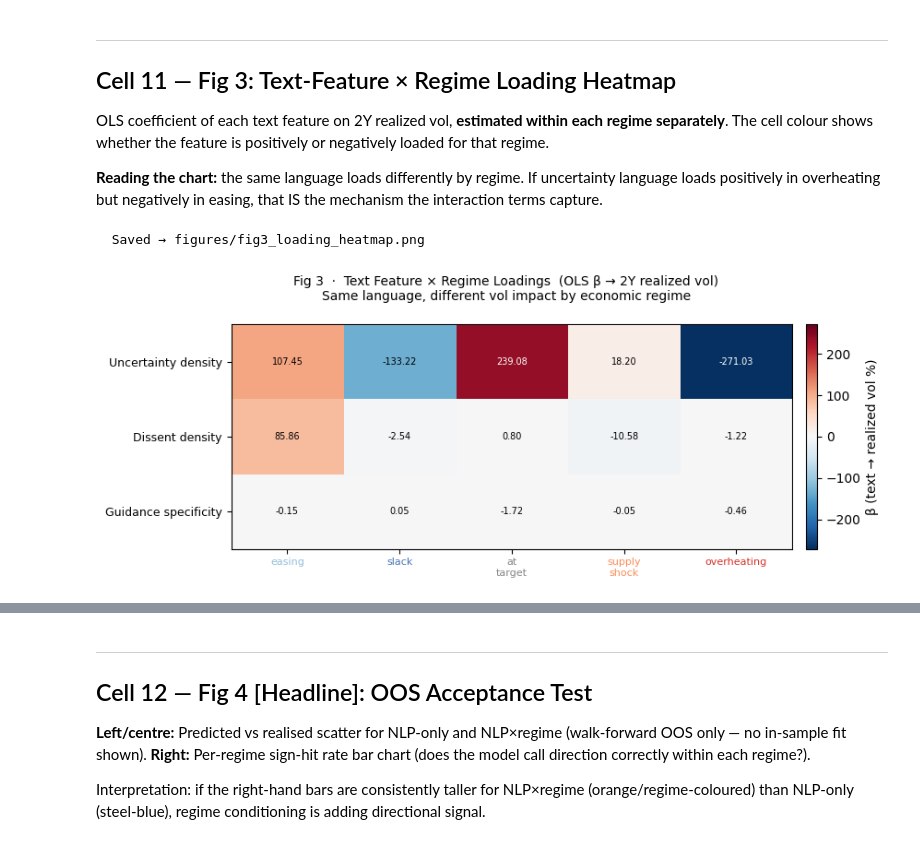
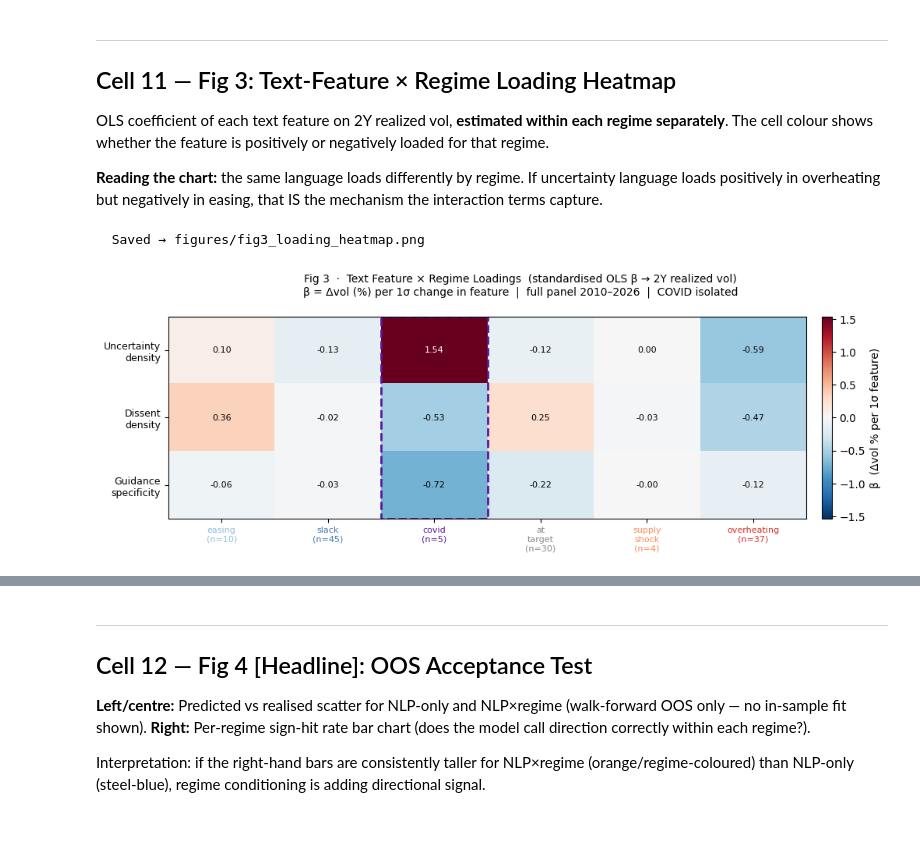
Before and after one commit to ZinuoS/fomc-vol-study, a Jupyter notebook: notebooks/layer1_nlp/fomc_nlp_regime_model.ipynb, the cells around one changed output, grey strips where cells are left out. Drawn from its saved outputs; the diff is of its cells as text; code cells hidden in the pictures.

```diff
--- a/notebooks/layer1_nlp/fomc_nlp_regime_model.ipynb
+++ b/notebooks/layer1_nlp/fomc_nlp_regime_model.ipynb
@@ -684,8 +731,9 @@ def build_model_panel(meeting_scores: pd.DataFrame,
                       regime_df: pd.DataFrame) -> pd.DataFrame:
     scores = meeting_scores.copy()
     scores["meeting_date"] = pd.to_datetime(scores["meeting_date"])
-    reg    = regime_df[["meeting_date","u_gap","inflation_gap",
-                         "policy_dir","regime_label"]].copy()
+    _extra = ["is_covid"] if "is_covid" in regime_df.columns else []
+    _cols  = ["meeting_date","u_gap","inflation_gap","policy_dir","regime_label"] + _extra
+    reg    = regime_df[_cols].copy()
     reg["meeting_date"] = pd.to_datetime(reg["meeting_date"])
 
     panel = scores.merge(reg, on="meeting_date", how="inner")
@@ -733,6 +781,14 @@ def build_model_panel(meeting_scores: pd.DataFrame,
             panel[f"{col}_ewma3"] = panel[col].ewm(span=3, adjust=False).mean().shift(1)
 
     panel = panel.sort_values("meeting_date").reset_index(drop=True)
+
+    # Infer chair from meeting date (historical tenure boundaries)
+    def _infer_chair(dt):
+        if dt < pd.Timestamp("2014-02-03"): return "Bernanke"
+        if dt < pd.Timestamp("2018-02-05"): return "Yellen"
+        if dt < pd.Timestamp("2025-01-20"): return "Powell"
+        return "Warsh"
+    panel["chair"] = panel["meeting_date"].map(_infer_chair)
     print(f"\nModel panel: {panel.shape}")
     print(f"  Date range: {panel['meeting_date'].min().date()} "
           f"– {panel['meeting_date'].max().date()}")
@@ -1229,62 +1352,97 @@ If uncertainty language loads positively in overheating but negatively
 in easing, that IS the mechanism the interaction terms capture.
 # %%
 def fig3_heatmap() -> pd.DataFrame:
+    """
+    OLS β (standardised: Δvol per 1σ feature change) for each text feature
+    within each regime, estimated on the full model_panel.
+
+    Standardising betas makes regimes with very small feature variance (easing
+    has σ_uncertainty ≈ 0.001) comparable to high-variance regimes — the raw
+    coefficient magnitudes were 100× larger for easing simply because σ_x was tiny.
+
+    Reads: include COVID regime in heatmap rows.
+    """
     target = "rv_gk_2Y"
     feat_labels = {
-        "uncertainty_density":  "Uncertainty density",
-        "disagree_density":     "Dissent density",
-        "guidance_specificity": "Guidance specificity",
+        "uncertainty_density":  "Uncertainty\ndensity",
+        "disagree_density":     "Dissent\ndensity",
+        "guidance_specificity": "Guidance\nspecificity",
     }
+    regimes_show = REGIME_ORDER   # includes "covid"
+
     loadings = {}
-    for lab in REGIME_ORDER:
+    for lab in regimes_show:
         sub = model_panel[model_panel["regime_label"] == lab].dropna(subset=[target])
         betas = {}
         for feat in feat_labels:
-            if feat not in sub.columns or sub[feat].std() < 1e-8 or len(sub) < 4:
-                betas[feat] = np.nan
-                continue
-            x    = sub[feat].fillna(0).values.reshape(-1, 1)
-            y    = sub[target].values
-            betas[feat] = float(LinearRegression().fit(x, y).coef_[0])
+            if feat not in sub.columns or len(sub) < 3:
+                betas[feat] = np.nan; continue
+            x = sub[feat].fillna(0).values
+            y = sub[target].values
+            if x.std() < 1e-8:
+                betas[feat] = np.nan; continue
+            # Standardise X: β_std = β_raw × σ_x  (Δvol per 1σ change in feature)
+            x_std = (x - x.mean()) / x.std()
+            betas[feat] = float(np.polyfit(x_std, y, 1)[0])
         loadings[lab] = betas
 
     load_df = pd.DataFrame(loadings).reindex(
-        index=list(feat_labels.keys()), columns=REGIME_ORDER)
+        index=list(feat_labels.keys()), columns=regimes_show)
     load_df.index = list(feat_labels.values())
     load_df.to_csv(FIG_DIR / "fig3_loading_matrix.csv")
 
-    fig, ax = plt.subplots(figsize=(9, 3.5))
+    # Regime sample sizes for annotation
+    n_per_regime = {lab: len(model_panel[model_panel["regime_label"]==lab].dropna(subset=[target]))
+                    for lab in regimes_show}
+
+    fig, ax = plt.subplots(figsize=(11, 3.8))
     fig.suptitle(
-        "Fig 3  ·  Text Feature × Regime Loadings  (OLS β → 2Y realized vol)\n"
-        "Same language, different vol impact by economic regime",
+        "Fig 3  ·  Text Feature × Regime Loadings  (standardised OLS β → 2Y realized vol)\n"
+        "β = Δvol (%) per 1σ change in feature  |  full panel 2010–2026  |  COVID isolated",
         fontsize=10)
 
     mat  = load_df.values.astype(float)
     vmax = max(np.nanmax(np.abs(mat)), 0.01)
     im   = ax.imshow(mat, cmap="RdBu_r", aspect="auto", vmin=-vmax, vmax=vmax)
-    plt.colorbar(im, ax=ax, label="β (text → realized vol %)", pad=0.02)
+    plt.colorbar(im, ax=ax, label="β  (Δvol % per 1σ feature)", pad=0.02)
 
-    ax.set_xticks(range(len(REGIME_ORDER)))
-    ax.set_xticklabels([l.replace("_","\n") for l in REGIME_ORDER], fontsize=8)
+    ax.set_xticks(range(len(regimes_show)))
+    ax.set_xticklabels(
+        [f"{l.replace('_', chr(10))}\n(n={n_per_regime.get(l,0)})"
+         for l in regimes_show], fontsize=8)
     ax.set_yticks(range(len(load_df)))
     ax.set_yticklabels(load_df.index, fontsize=9)
-    for tick, lab in zip(ax.get_xticklabels(), REGIME_ORDER):
+
+    for tick, lab in zip(ax.get_xticklabels(), regimes_show):
         tick.set_color(REGIME_PALETTE.get(lab, "black"))
 
     for i in range(mat.shape[0]):
         for j in range(mat.shape[1]):
             v = mat[i, j]
             if not np.isnan(v):
                 ax.text(j, i, f"{v:.2f}", ha="center", va="center",
-                        fontsize=7, color=("white" if abs(v) > vmax*0.6 else "black"))
+                        fontsize=8, color=("white" if abs(v) > vmax*0.55 else "black"))
+            else:
+                ax.text(j, i, "—", ha="center", va="center", fontsize=8, color="grey")
+
+    # COVID column border
+    covid_idx = regimes_show.index("covid") if "covid" in regimes_show else None
+    if covid_idx is not None:
+        for spine_side in ["top","bottom","left","right"]:
+            pass  # draw a rect around COVID column
+        rect = plt.Rectangle((covid_idx-0.5, -0.5), 1, mat.shape[0],
+                              fill=False, edgecolor="#5a189a", lw=2, linestyle="--")
+        ax.add_patch(rect)
+
     fig.tight_layout()
     _save(fig, "fig3_loading_heatmap")
-    print("\nLoading matrix (β):")
+    print("\nLoading matrix (standardised β, Δvol % per 1σ feature):")
     print(load_df.round(3).to_string())
+    print("\nNote: easing n=10, covid n=6, supply_shock n=4 — small n → noisier betas.")
     return load_df
 
 
 load_matrix = fig3_heatmap()
 # %% [output]
   Saved → figures/fig3_loading_heatmap.png
-[figure, old version]
+[figure, new version]
```
Also changed, not shown: parts of 11 cells of this notebook, 5 other files.
